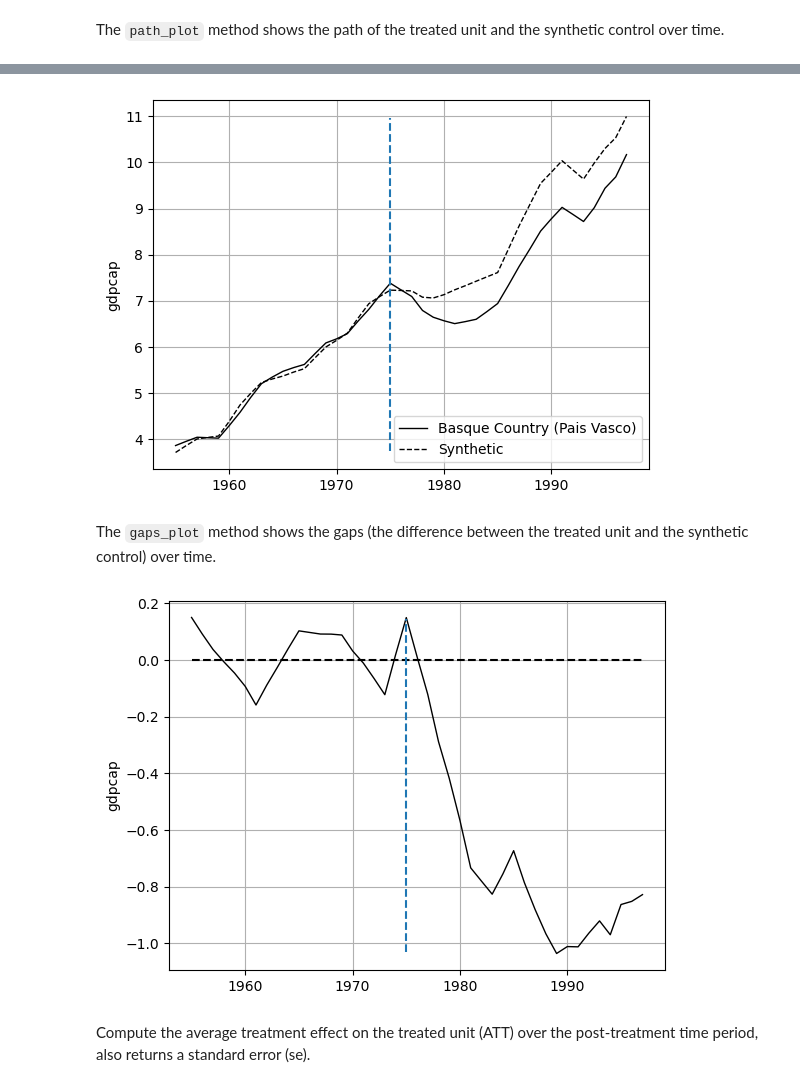
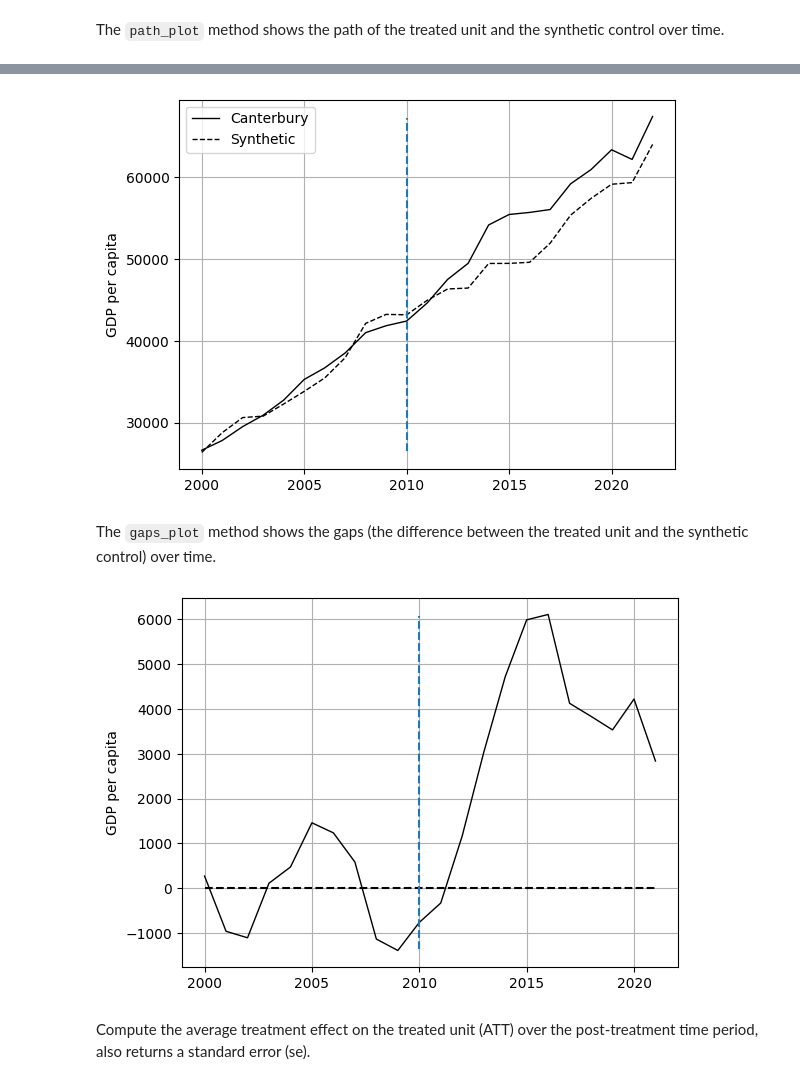
Before and after one commit to diodz/dpl-earthquakes, a Jupyter notebook: notebooks/canterbury.ipynb, the cells around one changed output, grey strips where cells are left out. Saved outputs shown, nothing was run; the diff lists cells and outputs as text; code cells hidden in the pictures.

```diff
--- a/notebooks/canterbury.ipynb
+++ b/notebooks/canterbury.ipynb
@@ -98,0 +21,41 @@ Special predictors:
+# %%
+
+import importlib
+importlib.reload(nz_util)
+
+df = nz_util.clean_data_for_synthetic_control()
+df = df[df['Year'] < 2023]
+df['Tertiary Share'] = df['Tertiary'] / df['Population']
+dataprep = Dataprep(
+    foo=df,
+    predictors=nz_util.SECTORIAL_GDP_VARIABLES,
+    predictors_op="mean",
+    time_predictors_prior=range(2000, 2009),
+    special_predictors=[
+        ("GDP per capita", range(2006, 2009), "mean"),
+        ("Tertiary Share", range(2007, 2009), "mean")
+    ],
+    dependent="GDP per capita",
+    unit_variable="Region",
+    time_variable="Year",
+    treatment_identifier="Canterbury",
+    controls_identifier=[
+    "Auckland",
+    "Bay of Plenty",
+    "Gisborne",
+    "Hawke's Bay",
+    "Manawatu-Whanganui",
+    "Marlborough",
+    "Northland",
+    "Otago",
+    "Southland",
+    "Taranaki",
+    "Tasman/Nelson",
+    "Waikato",
+    "Wellington",
+    "West Coast"
+],
+    time_optimize_ssr=range(2000, 2010),
+)
+
+print(dataprep)
@@ -131,13 +145,13 @@ The `path_plot` method shows the path of the treated unit and the synthetic cont
 # %%
-synth.path_plot(time_period=range(1955, 1998), treatment_time=1975)
+synth.path_plot(time_period=range(2000, 2023), treatment_time=2010)
 # %% [output]
-[figure, old version]
+[figure, new version]
 # %% [markdown]
 The `gaps_plot` method shows the gaps (the difference between the treated unit and the synthetic control) over time.
 # %%
-synth.gaps_plot(time_period=range(1955, 1998), treatment_time=1975)
+synth.gaps_plot(time_period=range(2000, 2022), treatment_time=2010)
 # %% [output]
-[figure, old version]
+[figure, new version]
 # %% [markdown]
 Compute the average treatment effect on the treated unit (ATT) over the post-treatment time period, also returns a standard error (se).
 # %%
```
Also changed, not shown: parts of 9 cells of this notebook, 1 other file.
